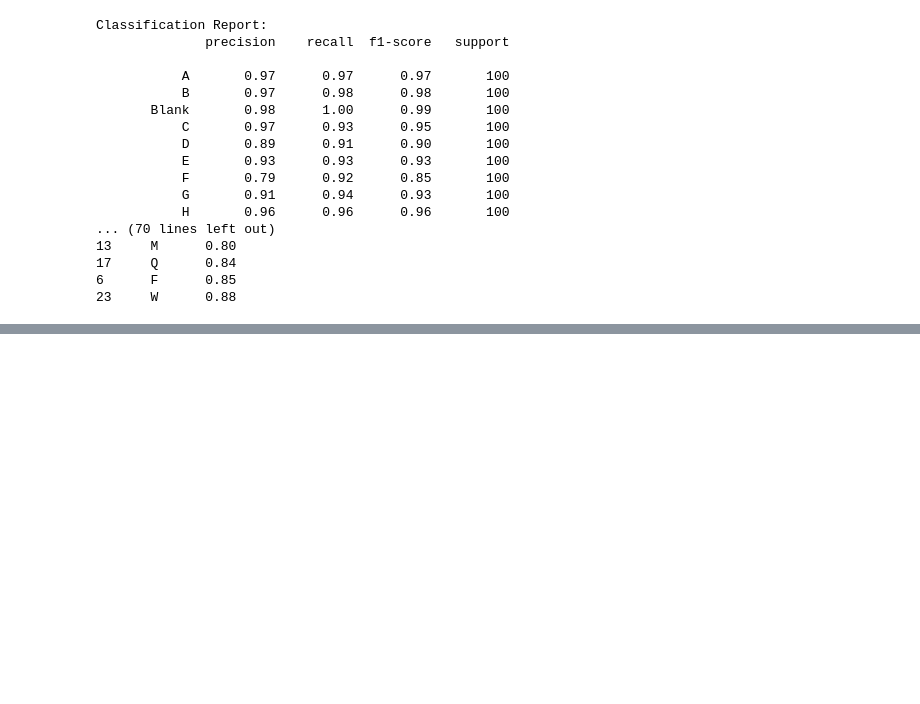
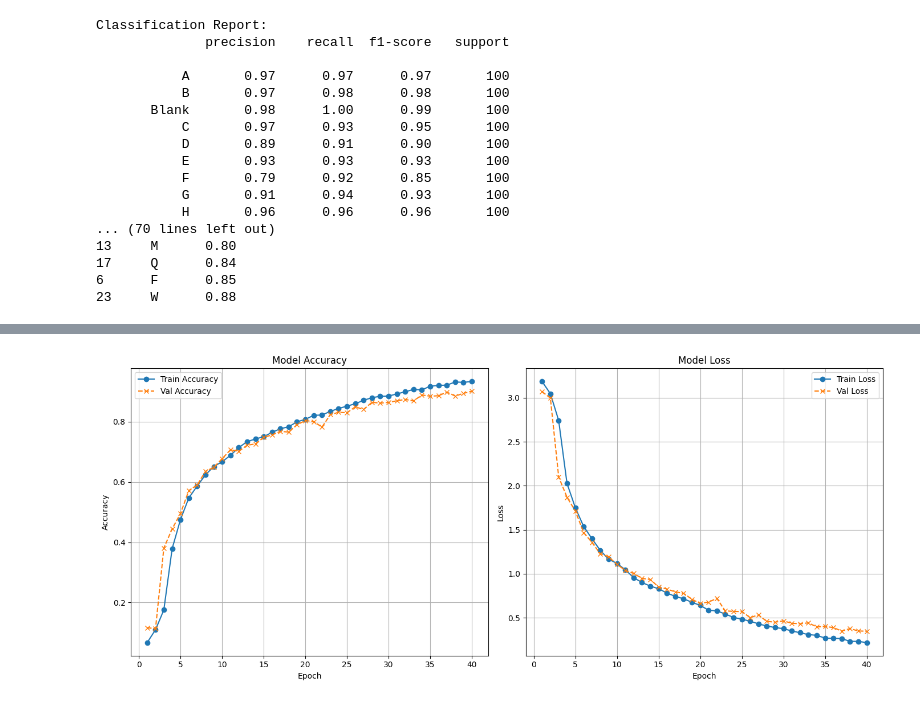
Before and after one commit to A-Arav0307/ASL-project, a Jupyter notebook: Data 1.ipynb, the cells around one changed output, grey strips where cells are left out. Cells and saved outputs as stored; diff of their text form; code cells hidden in the pictures; blank space fills up the shorter version.

Commit message:
Data 1 Graphing Complete, images saved

```diff
--- a/Data 1.ipynb
+++ b/Data 1.ipynb
@@ -265,0 +258,31 @@ F1-Score: DECREASING trend (slope = -0.002436)
+# %%
+
+df = pd.read_csv('Data 1 Accuracy.csv')
+df = df.set_index('Epoch')
+plt.figure(figsize=(14, 6))
+
+# Subplot 1: Model Accuracy
+plt.subplot(1, 2, 1)
+plt.plot(df.index, df['accuracy'], label='Train Accuracy', marker='o', linestyle='-')
+plt.plot(df.index, df['val_accuracy'], label='Val Accuracy', marker='x', linestyle='--')
+plt.title('Model Accuracy')
+plt.xlabel('Epoch')
+plt.ylabel('Accuracy')
+plt.legend()
+plt.grid(True)
+
+# Subplot 2: Model Loss
+plt.subplot(1, 2, 2)
+plt.plot(df.index, df['loss'], label='Train Loss', marker='o', linestyle='-')
+plt.plot(df.index, df['val_loss'], label='Val Loss', marker='x', linestyle='--')
+plt.title('Model Loss')
+plt.xlabel('Epoch')
+plt.ylabel('Loss')
+plt.legend()
+plt.grid(True)
+plt.tight_layout()
+
+# Save the figure
+plt.savefig('Data 1 Accuracy.png')
+# %% [output]
+[figure, added]
```
Also changed, not shown: parts of 1 cell of this notebook, 3 other files.
